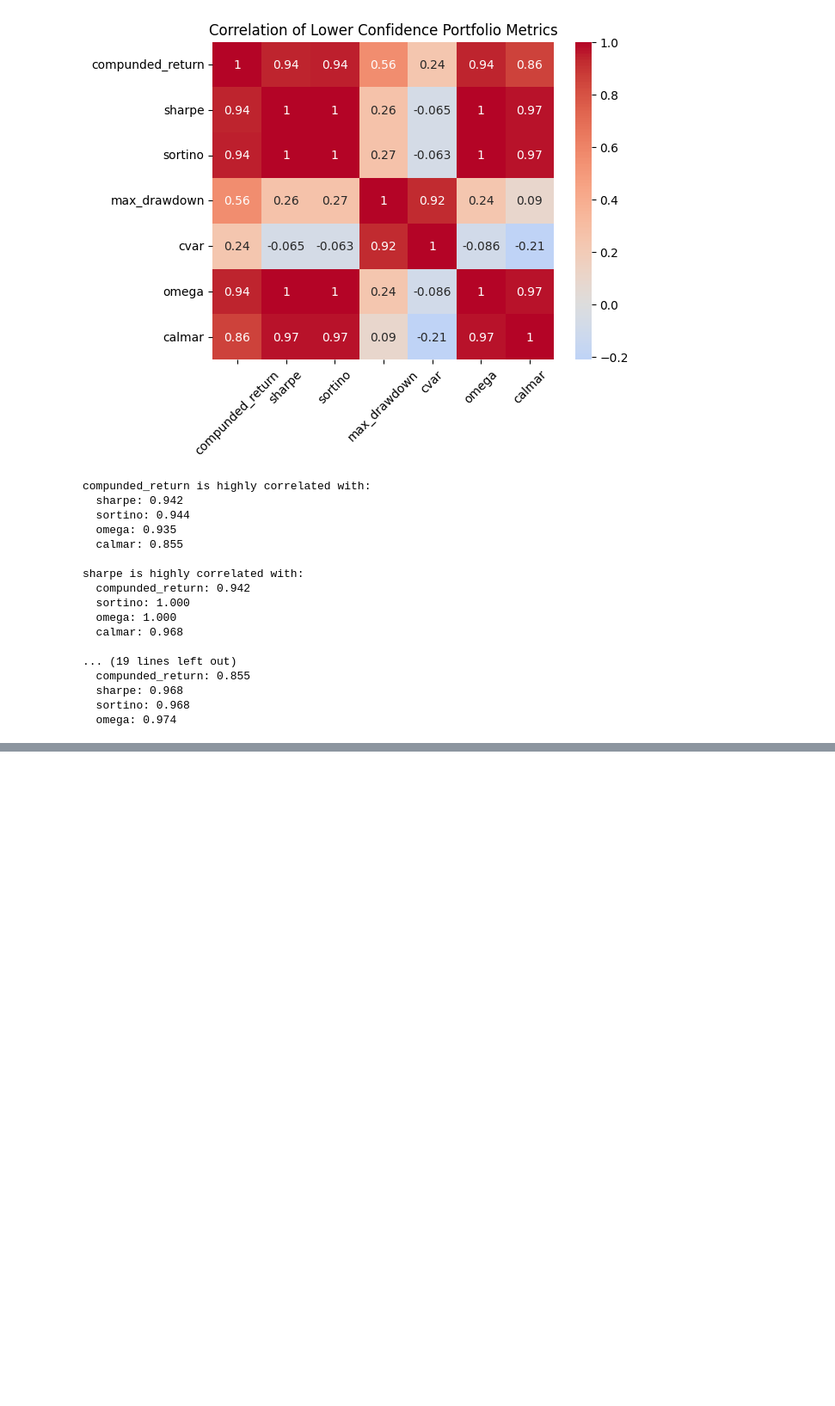
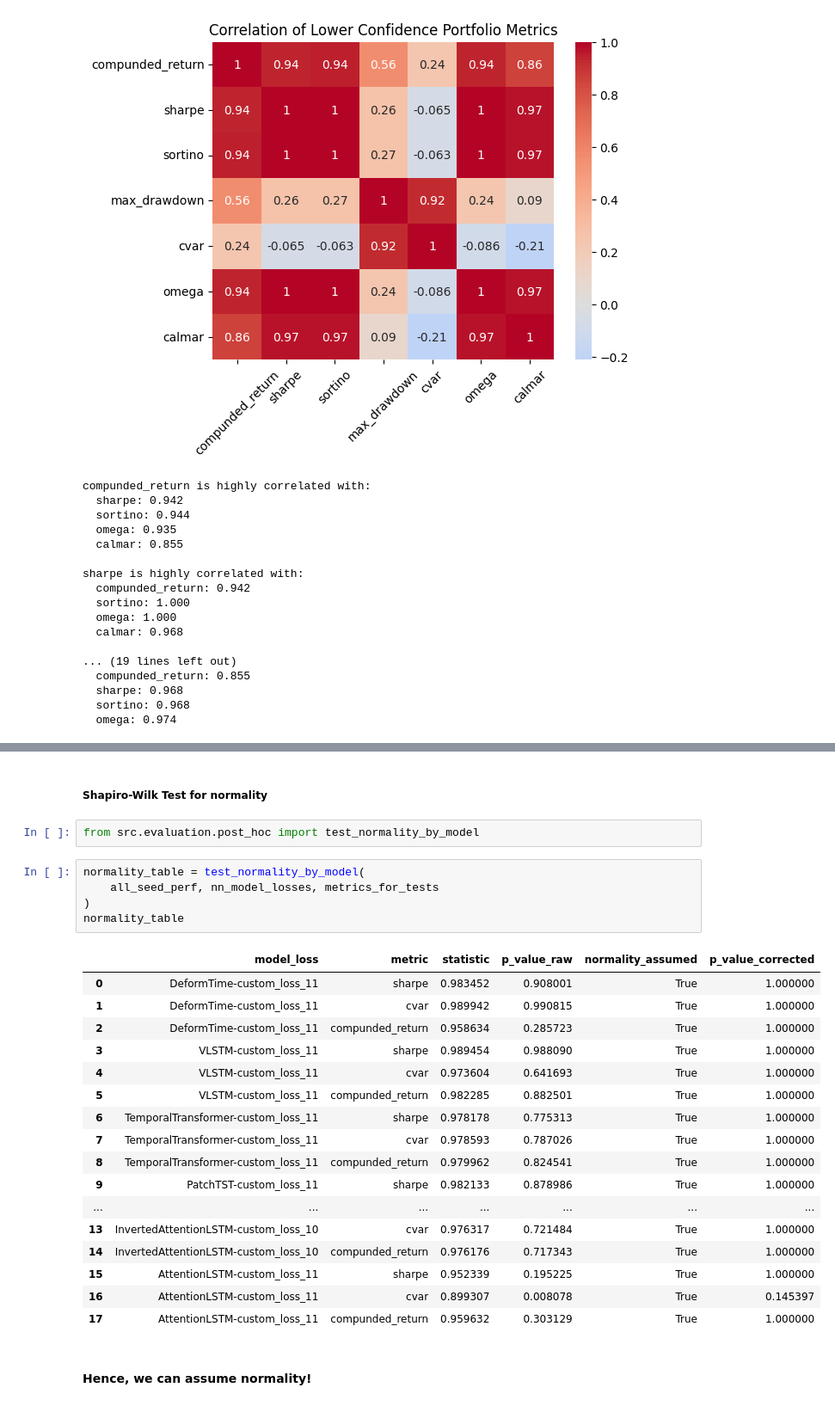
Before and after one commit to travisdesell/exact, a Jupyter notebook: financial_loss_functions/exploration/test_analysis.ipynb, the cells around one changed output, grey strips where cells are left out. Shown at 86% size. Saved outputs shown, nothing was run; the diff lists cells and outputs as text; blank space fills up the shorter version.

```diff
--- a/financial_loss_functions/exploration/test_analysis.ipynb
+++ b/financial_loss_functions/exploration/test_analysis.ipynb
@@ -306,0 +357,29 @@ frontier_3d
+# %% [markdown]
+##### Shapiro-Wilk Test for normality
+# %%
+from src.evaluation.post_hoc import test_normality_by_model
+# %%
+normality_table = test_normality_by_model(
+    all_seed_perf, nn_model_losses, metrics_for_tests
+)
+normality_table
+# %% [output]
+|  | model_loss | metric | statistic | p_value_raw | normality_assumed | p_value_corrected |
+| 0 | DeformTime-custom_loss_11 | sharpe | 0.983452 | 0.908001 | True | 1.000000 |
+| 1 | DeformTime-custom_loss_11 | cvar | 0.989942 | 0.990815 | True | 1.000000 |
+| 2 | DeformTime-custom_loss_11 | compunded_return | 0.958634 | 0.285723 | True | 1.000000 |
+| 3 | VLSTM-custom_loss_11 | sharpe | 0.989454 | 0.988090 | True | 1.000000 |
+| 4 | VLSTM-custom_loss_11 | cvar | 0.973604 | 0.641693 | True | 1.000000 |
+| 5 | VLSTM-custom_loss_11 | compunded_return | 0.982285 | 0.882501 | True | 1.000000 |
+| 6 | TemporalTransformer-custom_loss_11 | sharpe | 0.978178 | 0.775313 | True | 1.000000 |
+| 7 | TemporalTransformer-custom_loss_11 | cvar | 0.978593 | 0.787026 | True | 1.000000 |
+| 8 | TemporalTransformer-custom_loss_11 | compunded_return | 0.979962 | 0.824541 | True | 1.000000 |
+| 9 | PatchTST-custom_loss_11 | sharpe | 0.982133 | 0.878986 | True | 1.000000 |
+| ... | ... | ... | ... | ... | ... | ... |
+| 13 | InvertedAttentionLSTM-custom_loss_10 | cvar | 0.976317 | 0.721484 | True | 1.000000 |
+| 14 | InvertedAttentionLSTM-custom_loss_10 | compunded_return | 0.976176 | 0.717343 | True | 1.000000 |
+| 15 | AttentionLSTM-custom_loss_11 | sharpe | 0.952339 | 0.195225 | True | 1.000000 |
+| 16 | AttentionLSTM-custom_loss_11 | cvar | 0.899307 | 0.008078 | True | 0.145397 |
+| 17 | AttentionLSTM-custom_loss_11 | compunded_return | 0.959632 | 0.303129 | True | 1.000000 |
+# %% [markdown]
+#### Hence, we can assume normality!
```
Also changed, not shown: parts of 11 cells of this notebook, 2 other files.
